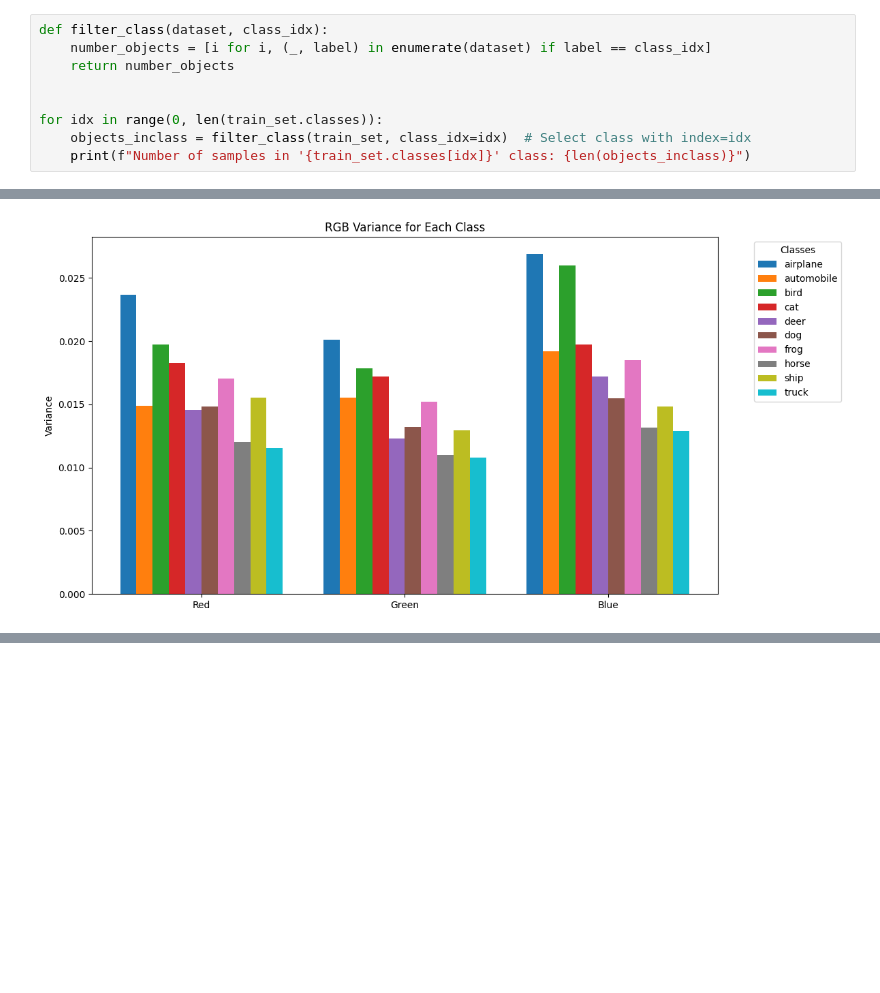
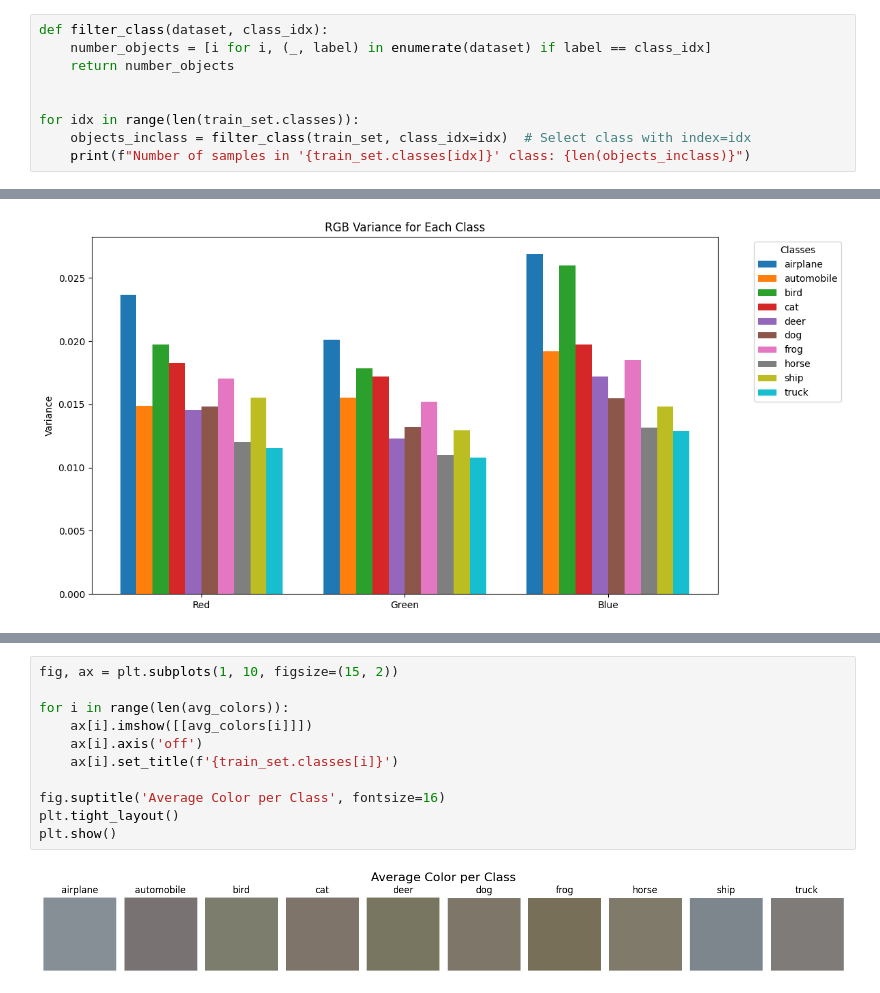
Before and after one commit to SnowdasNeves/wildlife-image-classifier, a Jupyter notebook: cifar10-eda.ipynb, the cells around one changed output, grey strips where cells are left out. Drawn from its saved outputs; the diff is of its cells as text; blank space fills up the shorter version.

Commit message:
add mean image and eigenimages PCA

```diff
--- a/cifar10-eda.ipynb
+++ b/cifar10-eda.ipynb
@@ -44,7 +46,7 @@ def filter_class(dataset, class_idx):
     return number_objects
 
 
-for idx in range(0, len(train_set.classes)):
+for idx in range(len(train_set.classes)):
     objects_inclass = filter_class(train_set, class_idx=idx)  # Select class with index=idx
     print(f"Number of samples in '{train_set.classes[idx]}' class: {len(objects_inclass)}")
 # %% [output]
@@ -157,0 +157,13 @@ plt.show()
+# %%
+fig, ax = plt.subplots(1, 10, figsize=(15, 2))
+
+for i in range(len(avg_colors)):
+    ax[i].imshow([[avg_colors[i]]])
+    ax[i].axis('off')
+    ax[i].set_title(f'{train_set.classes[i]}')
+
+fig.suptitle('Average Color per Class', fontsize=16)
+plt.tight_layout()
+plt.show()
+# %% [output]
+[figure, added]
```
Also changed, not shown: parts of 10 cells of this notebook.
